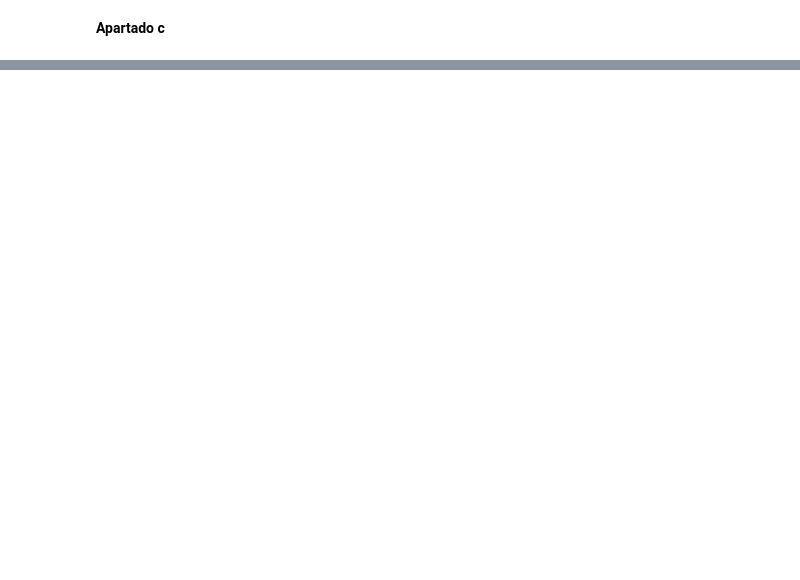
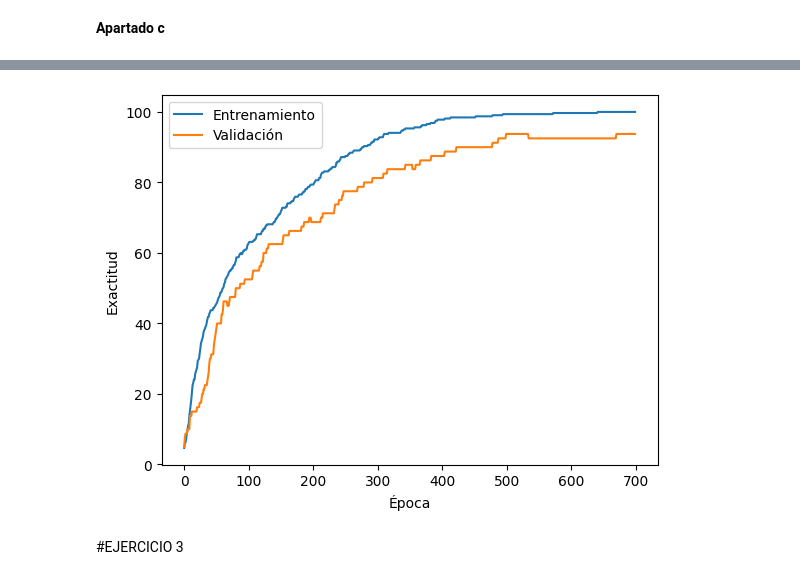
Before and after one commit to rubengamarro/practicas_aprendizaje_no_supervisado, a Jupyter notebook: 3_Redes_multicapa.ipynb, the cells around one changed output, grey strips where cells are left out. Cells and saved outputs as stored; diff of their text form; code cells hidden in the pictures; blank space fills up the shorter version.

```diff
--- a/3_Redes_multicapa.ipynb
+++ b/3_Redes_multicapa.ipynb
@@ -464,0 +571,8 @@ plt.show()
+# %%
+redMLP5 = RedMulticapa(num_rasgos=altoDigito*anchoDigito,
+                      num_ocultas=100,
+                      num_clases=40)
+# %%
+np.random.seed(10)
+ecm_ent_epocas4, exact_ent_epocas4, exact_val_epocas4 = redMLP5.entrenar(
+    X_ent, y_ent, X_val, y_val, num_epocas=700, tasa_aprend=0.02, tam_lote=16)
@@ -464,0 +597,15 @@ plt.show()
+# %%
+from matplotlib import pyplot as plt
+
+plt.plot(range(len(exact_ent_epocas4)), exact_ent_epocas4,
+         label='Entrenamiento')
+plt.plot(range(len(exact_val_epocas4)), exact_val_epocas4,
+         label='Validación')
+plt.ylabel('Exactitud')
+plt.xlabel('Época')
+plt.legend(loc='best')
+plt.show()
+# %% [output]
+[figure, added]
+# %% [markdown]
+#EJERCICIO 3
```
Also changed, not shown: parts of 68 cells of this notebook.
